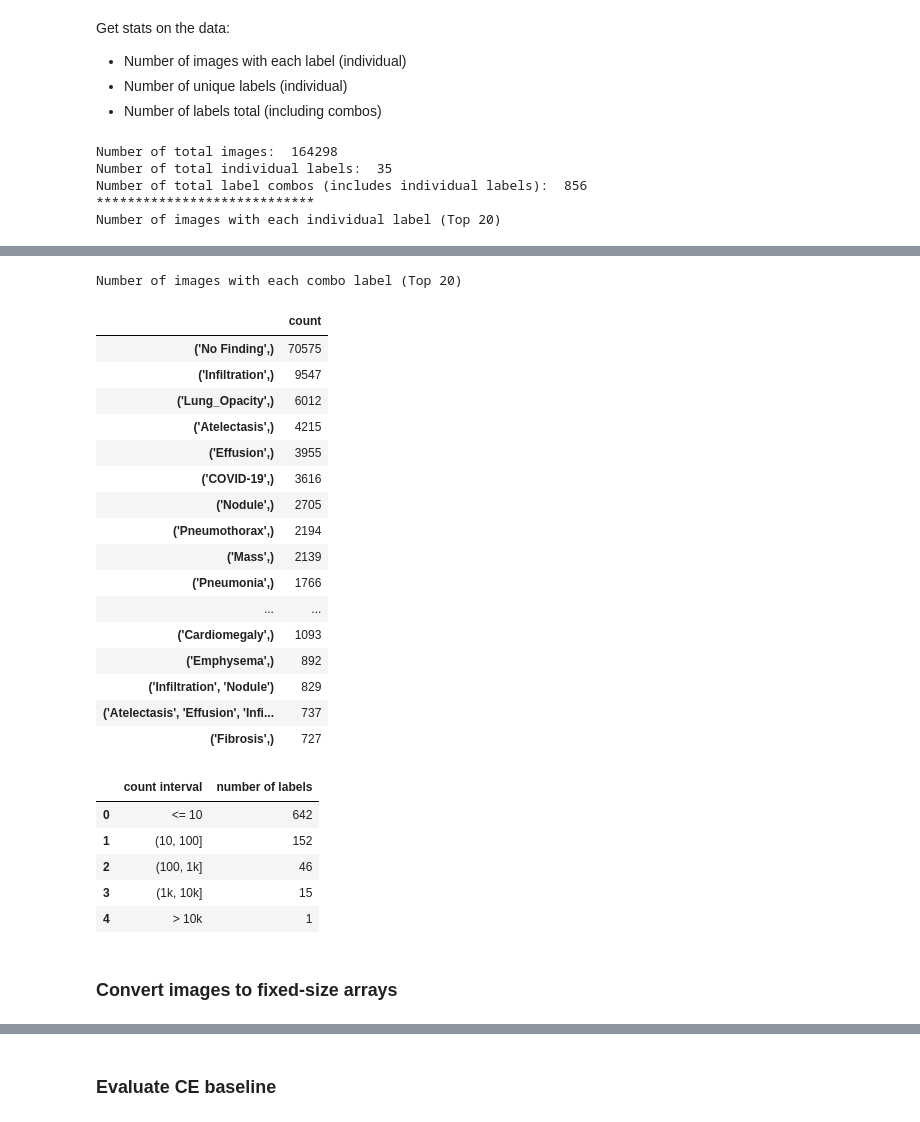
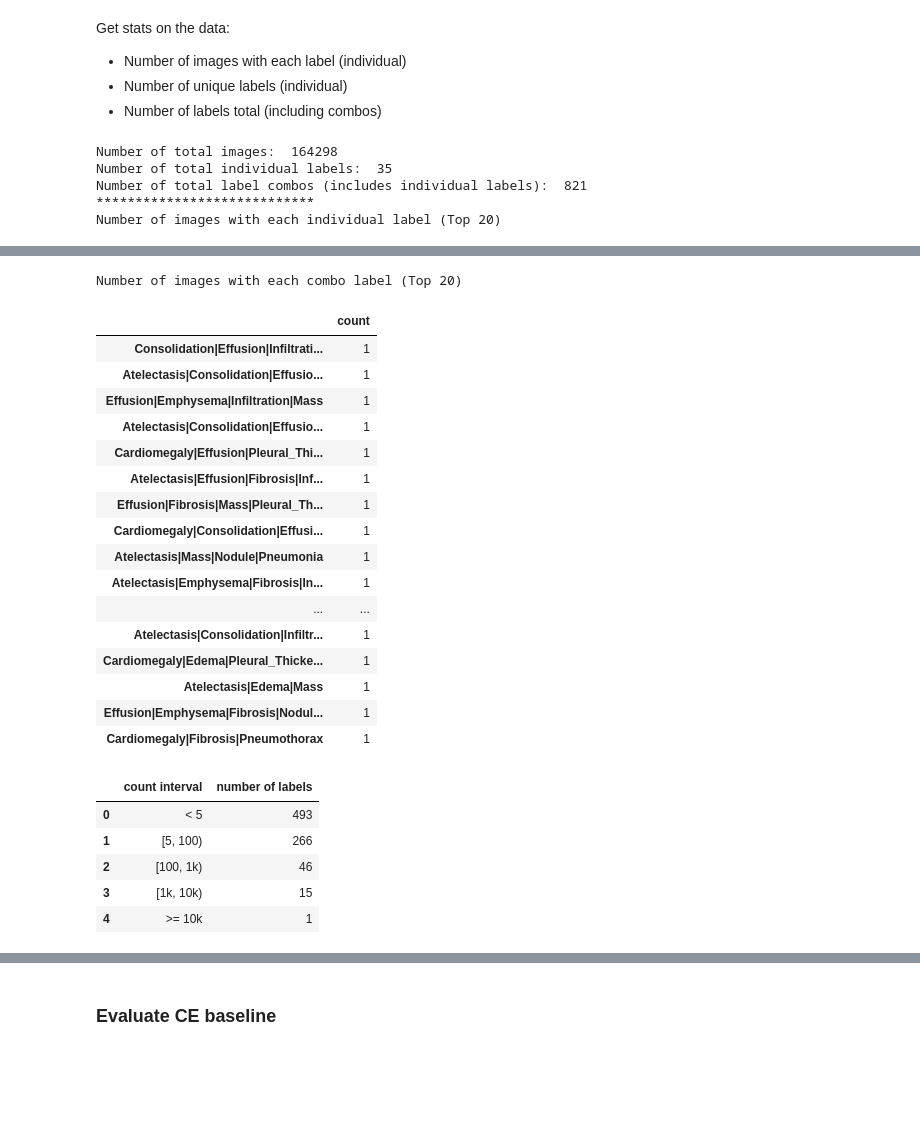
Before and after one commit to edwin-pan/MetaCheX, a Jupyter notebook: MetaCheX.ipynb, the cells around one changed output, grey strips where cells are left out. Drawn from its saved outputs; the diff is of its cells as text; code cells hidden in the pictures; blank space fills up the shorter version.

```diff
--- a/MetaCheX.ipynb
+++ b/MetaCheX.ipynb
@@ -111,15 +111,16 @@ Get stats on the data:
 unique_labels_dict = {} ## keys are str
 unique_combos_dict = {} ## keys are tuples of str
 for i in range(df.shape[0]):
-    label = tuple(df.at[i, 'label'])
-    for l in label:
+    labels = df.at[i, 'label']
+    for l in labels:
         if l not in unique_labels_dict:
             unique_labels_dict[l] = 0
         unique_labels_dict[l] += 1
 
-    if label not in unique_combos_dict:
-        unique_combos_dict[label] = 0
-    unique_combos_dict[label] += 1
+    label_str = df.at[i, 'label_str']
+    if label_str not in unique_combos_dict:
+        unique_combos_dict[label_str] = 0
+    unique_combos_dict[label_str] += 1
 
 df_label_nums = pd.DataFrame.from_dict(unique_labels_dict, orient='index', columns=['count']).sort_values(by=['count'], ascending=False)
 df_combo_nums = pd.DataFrame.from_dict(unique_combos_dict, orient='index', columns=['count']).sort_values(by=['count'], ascending=False)
@@ -128,10 +129,10 @@ print("Number of total individual labels: ", df_label_nums.shape[0])
 print("Number of total label combos (includes individual labels): ", df_combo_nums.shape[0])
 print("****************************")
 print("Number of images with each individual label (Top 20)")
-display(df_label_nums.head(20))
+display(df_label_nums)
 print("\n")
 print("Number of images with each combo label (Top 20)")
-display(df_combo_nums.head(20))
+display(df_combo_nums.tail(20))
 print("\n")
 
 ## Get number of labels with number of images in each range
@@ -142,20 +143,21 @@ print("\n")
 ## < 10
 bins =  np.array([0, 10, 100, 1000, 10000, 100000])
 df_combo_counts = pd.DataFrame(columns=['count interval', 'number of labels'])
-df_combo_counts['count interval'] = ["<= 10", "(10, 100]", "(100, 1k]", "(1k, 10k]", "> 10k"]
+df_combo_counts['count interval'] = ["< 5", "[5, 100)", "[100, 1k)", "[1k, 10k)", ">= 10k"]
 
-df_combo_counts['number of labels'] = [df_combo_nums[df_combo_nums['count'] <= 10].size,
-                               df_combo_nums[(df_combo_nums['count'] > 10) & (df_combo_nums['count'] <= 1e2)].size,
-                               df_combo_nums[(df_combo_nums['count'] > 1e2) & (df_combo_nums['count'] <= 1e3)].size,
-                               df_combo_nums[(df_combo_nums['count'] > 1e3) & (df_combo_nums['count'] <= 1e4)].size,
-                               df_combo_nums[df_combo_nums['count'] > 1e4].size
+df_combo_counts['number of labels'] = [
+                               df_combo_nums[df_combo_nums['count'] < 5].size,
+                               df_combo_nums[(df_combo_nums['count'] >= 5) & (df_combo_nums['count'] < 1e2)].size,
+                               df_combo_nums[(df_combo_nums['count'] >= 1e2) & (df_combo_nums['count'] < 1e3)].size,
+                               df_combo_nums[(df_combo_nums['count'] >= 1e3) & (df_combo_nums['count'] < 1e4)].size,
+                               df_combo_nums[df_combo_nums['count'] >= 1e4].size
                               ]
 
 display(df_combo_counts.head())
 # %% [output]
 Number of total images:  164298
 Number of total individual labels:  35
-Number of total label combos (includes individual labels):  856
+Number of total label combos (includes individual labels):  821
 ****************************
 Number of images with each individual label (Top 20)
 |  | count |
@@ -178,26 +180,24 @@ Number of images with each individual label (Top 20)
 Number of images with each combo label (Top 20)
 |  | count |
-| ('No Finding',) | 70575 |
-| ('Infiltration',) | 9547 |
-| ('Lung_Opacity',) | 6012 |
-| ('Atelectasis',) | 4215 |
-| ('Effusion',) | 3955 |
-| ('COVID-19',) | 3616 |
-| ('Nodule',) | 2705 |
-| ('Pneumothorax',) | 2194 |
-| ('Mass',) | 2139 |
-| ('Pneumonia',) | 1766 |
+| Consolidation|Effusion|Infiltrati... | 1 |
+| Atelectasis|Consolidation|Effusio... | 1 |
+| Effusion|Emphysema|Infiltration|Mass | 1 |
+| Atelectasis|Consolidation|Effusio... | 1 |
+| Cardiomegaly|Effusion|Pleural_Thi... | 1 |
+| Atelectasis|Effusion|Fibrosis|Inf... | 1 |
+| Effusion|Fibrosis|Mass|Pleural_Th... | 1 |
+| Cardiomegaly|Consolidation|Effusi... | 1 |
+| Atelectasis|Mass|Nodule|Pneumonia | 1 |
+| Atelectasis|Emphysema|Fibrosis|In... | 1 |
 | ... | ... |
-| ('Cardiomegaly',) | 1093 |
-| ('Emphysema',) | 892 |
-| ('Infiltration', 'Nodule') | 829 |
-| ('Atelectasis', 'Effusion', 'Infi... | 737 |
-| ('Fibrosis',) | 727 |
+| Atelectasis|Consolidation|Infiltr... | 1 |
+| Cardiomegaly|Edema|Pleural_Thicke... | 1 |
+| Atelectasis|Edema|Mass | 1 |
+| Effusion|Emphysema|Fibrosis|Nodul... | 1 |
+| Cardiomegaly|Fibrosis|Pneumothorax | 1 |
 |  | count interval | number of labels |
-| 0 | <= 10 | 642 |
-| 1 | (10, 100] | 152 |
-| 2 | (100, 1k] | 46 |
-| 3 | (1k, 10k] | 15 |
-| 4 | > 10k | 1 |
+| 0 | < 5 | 493 |
+| 1 | [5, 100) | 266 |
+| 2 | [100, 1k) | 46 |
+| 3 | [1k, 10k) | 15 |
+| 4 | >= 10k | 1 |
-# %% [markdown]
-### Convert images to fixed-size arrays
```
Also changed, not shown: parts of 21 cells of this notebook, 1 other file.
